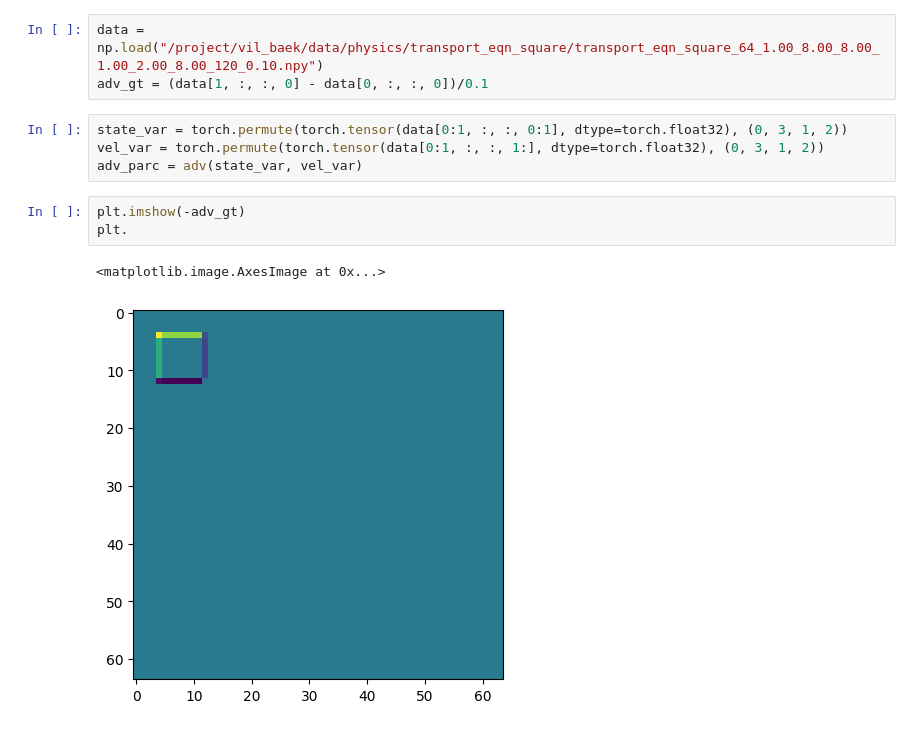
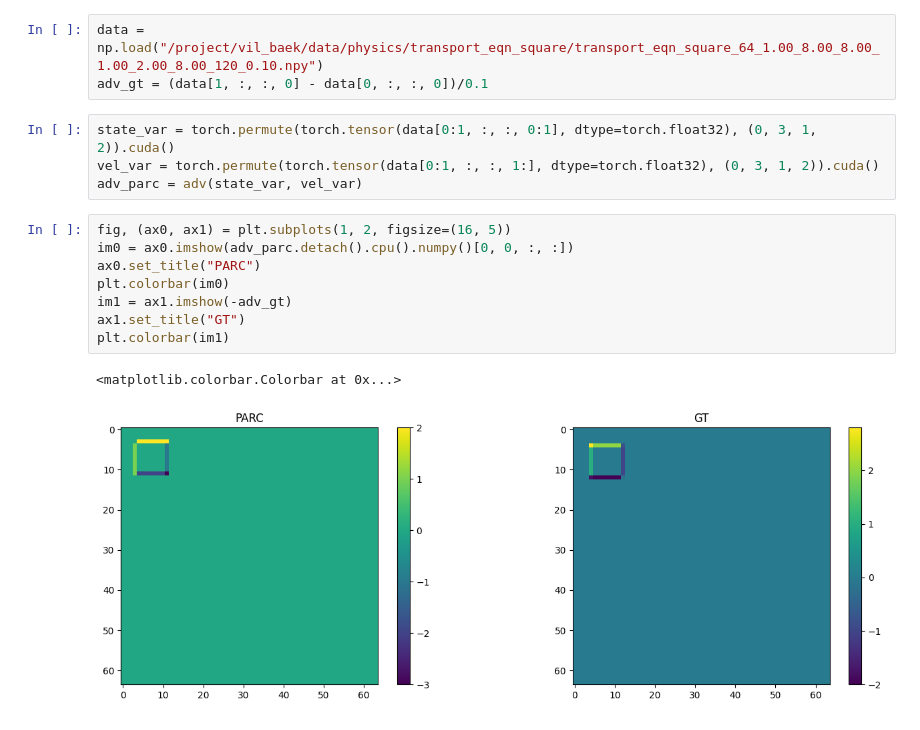
Before and after one commit to baeklab/PARCtorch, a Jupyter notebook: xinlun_testbook.ipynb, the cells around one changed output. Cells and saved outputs as stored; diff of their text form.

```diff
--- a/xinlun_testbook.ipynb
+++ b/xinlun_testbook.ipynb
@@ -58,12 +78,17 @@ adv = Advection(right_diff)
 data = np.load("/project/vil_baek/data/physics/transport_eqn_square/transport_eqn_square_64_1.00_8.00_8.00_1.00_2.00_8.00_120_0.10.npy")
 adv_gt = (data[1, :, :, 0] - data[0, :, :, 0])/0.1
 # %%
-state_var = torch.permute(torch.tensor(data[0:1, :, :, 0:1], dtype=torch.float32), (0, 3, 1, 2))
-vel_var = torch.permute(torch.tensor(data[0:1, :, :, 1:], dtype=torch.float32), (0, 3, 1, 2))
+state_var = torch.permute(torch.tensor(data[0:1, :, :, 0:1], dtype=torch.float32), (0, 3, 1, 2)).cuda()
+vel_var = torch.permute(torch.tensor(data[0:1, :, :, 1:], dtype=torch.float32), (0, 3, 1, 2)).cuda()
 adv_parc = adv(state_var, vel_var)
 # %%
-plt.imshow(-adv_gt)
-plt.
+fig, (ax0, ax1) = plt.subplots(1, 2, figsize=(16, 5))
+im0 = ax0.imshow(adv_parc.detach().cpu().numpy()[0, 0, :, :])
+ax0.set_title("PARC")
+plt.colorbar(im0)
+im1 = ax1.imshow(-adv_gt)
+ax1.set_title("GT")
+plt.colorbar(im1)
 # %% [output]
-<matplotlib.image.AxesImage at 0x...>
+<matplotlib.colorbar.Colorbar at 0x...>
-[figure, old version]
+[figure, new version]
```
Also changed, not shown: parts of 20 cells of this notebook, 4 other files.
